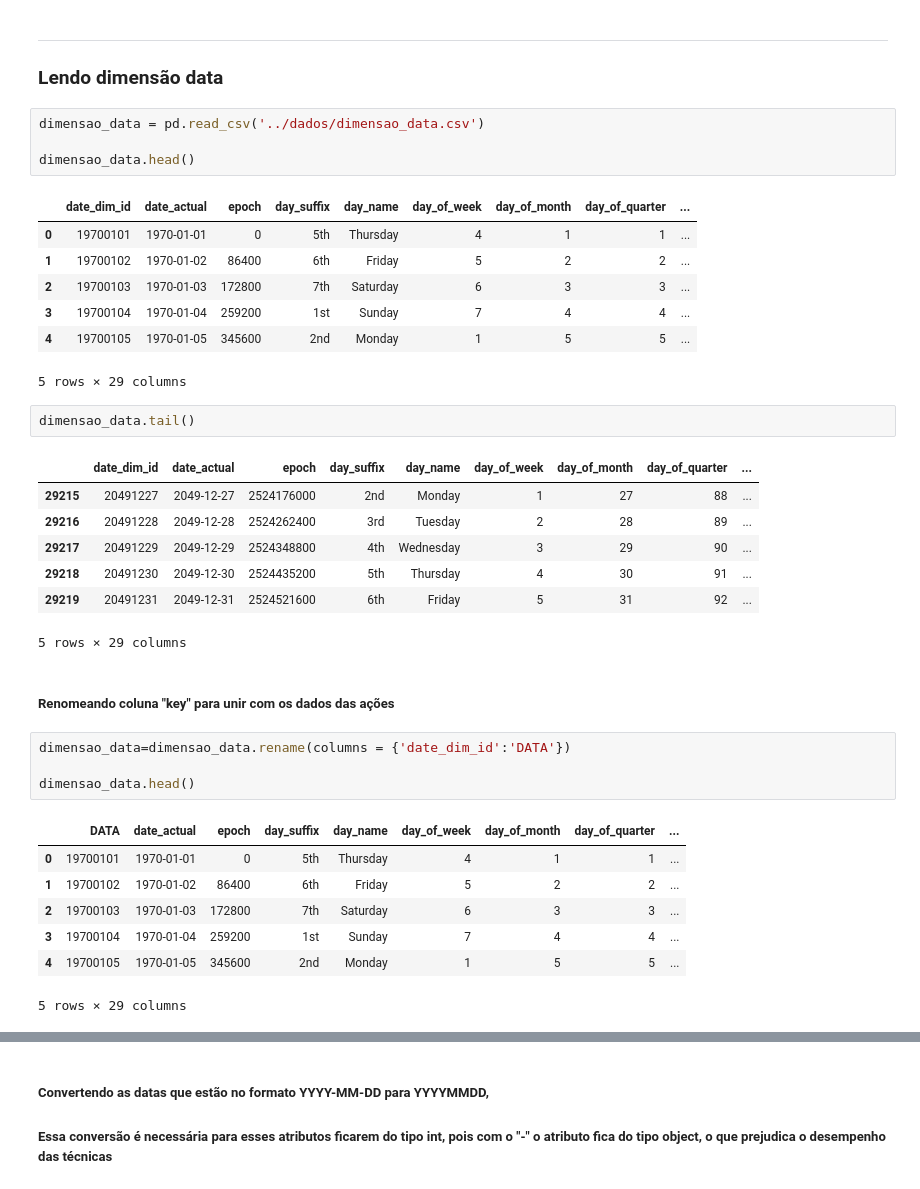
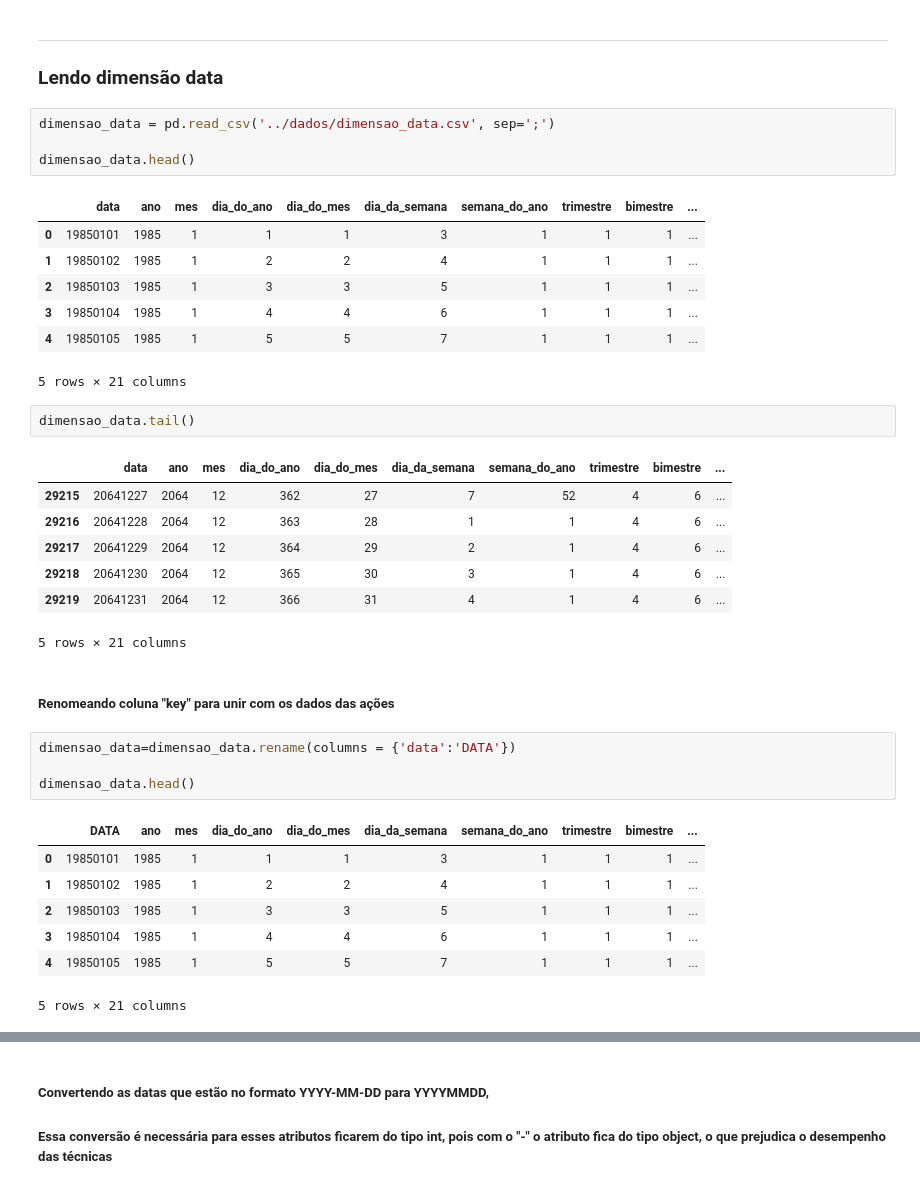
Before and after one commit to rogerior/predicao_bovespa, a Jupyter notebook: Pré processamento/Selecionando atributos e unindo dados das ações e dimensão data.ipynb, the cells around one changed output, grey strips where cells are left out. Saved outputs shown, nothing was run; the diff lists cells and outputs as text.

```diff
--- a/Pré processamento/Selecionando atributos e unindo dados das ações e dimensão data.ipynb
+++ b/Pré processamento/Selecionando atributos e unindo dados das ações e dimensão data.ipynb
@@ -73,41 +79,41 @@ dados.loc[dados['CODNEG']=='VALE3'].head()
 ***
 ### Lendo dimensão data
 # %%
-dimensao_data = pd.read_csv('../dados/dimensao_data.csv')
+dimensao_data = pd.read_csv('../dados/dimensao_data.csv', sep=';')
 
 dimensao_data.head()
 # %% [output]
-|  | date_dim_id | date_actual | epoch | day_suffix | day_name | day_of_week | day_of_month | day_of_quarter | ... |
-| 0 | 19700101 | 1970-01-01 | 0 | 5th | Thursday | 4 | 1 | 1 | ... |
-| 1 | 19700102 | 1970-01-02 | 86400 | 6th | Friday | 5 | 2 | 2 | ... |
-| 2 | 19700103 | 1970-01-03 | 172800 | 7th | Saturday | 6 | 3 | 3 | ... |
-| 3 | 19700104 | 1970-01-04 | 259200 | 1st | Sunday | 7 | 4 | 4 | ... |
-| 4 | 19700105 | 1970-01-05 | 345600 | 2nd | Monday | 1 | 5 | 5 | ... |
+|  | data | ano | mes | dia_do_ano | dia_do_mes | dia_da_semana | semana_do_ano | trimestre | bimestre | ... |
+| 0 | 19850101 | 1985 | 1 | 1 | 1 | 3 | 1 | 1 | 1 | ... |
+| 1 | 19850102 | 1985 | 1 | 2 | 2 | 4 | 1 | 1 | 1 | ... |
+| 2 | 19850103 | 1985 | 1 | 3 | 3 | 5 | 1 | 1 | 1 | ... |
+| 3 | 19850104 | 1985 | 1 | 4 | 4 | 6 | 1 | 1 | 1 | ... |
+| 4 | 19850105 | 1985 | 1 | 5 | 5 | 7 | 1 | 1 | 1 | ... |
-5 rows × 29 columns
+5 rows × 21 columns
 # %%
 dimensao_data.tail()
 # %% [output]
-|  | date_dim_id | date_actual | epoch | day_suffix | day_name | day_of_week | day_of_month | day_of_quarter | ... |
-| 29215 | 20491227 | 2049-12-27 | 2524176000 | 2nd | Monday | 1 | 27 | 88 | ... |
-| 29216 | 20491228 | 2049-12-28 | 2524262400 | 3rd | Tuesday | 2 | 28 | 89 | ... |
-| 29217 | 20491229 | 2049-12-29 | 2524348800 | 4th | Wednesday | 3 | 29 | 90 | ... |
-| 29218 | 20491230 | 2049-12-30 | 2524435200 | 5th | Thursday | 4 | 30 | 91 | ... |
-| 29219 | 20491231 | 2049-12-31 | 2524521600 | 6th | Friday | 5 | 31 | 92 | ... |
+|  | data | ano | mes | dia_do_ano | dia_do_mes | dia_da_semana | semana_do_ano | trimestre | bimestre | ... |
+| 29215 | 20641227 | 2064 | 12 | 362 | 27 | 7 | 52 | 4 | 6 | ... |
+| 29216 | 20641228 | 2064 | 12 | 363 | 28 | 1 | 1 | 4 | 6 | ... |
+| 29217 | 20641229 | 2064 | 12 | 364 | 29 | 2 | 1 | 4 | 6 | ... |
+| 29218 | 20641230 | 2064 | 12 | 365 | 30 | 3 | 1 | 4 | 6 | ... |
+| 29219 | 20641231 | 2064 | 12 | 366 | 31 | 4 | 1 | 4 | 6 | ... |
-5 rows × 29 columns
+5 rows × 21 columns
 # %% [markdown]
 ##### Renomeando coluna "key" para unir com os dados das ações
 # %%
-dimensao_data=dimensao_data.rename(columns = {'date_dim_id':'DATA'})
+dimensao_data=dimensao_data.rename(columns = {'data':'DATA'})
 
 dimensao_data.head()
 # %% [output]
-|  | DATA | date_actual | epoch | day_suffix | day_name | day_of_week | day_of_month | day_of_quarter | ... |
-| 0 | 19700101 | 1970-01-01 | 0 | 5th | Thursday | 4 | 1 | 1 | ... |
-| 1 | 19700102 | 1970-01-02 | 86400 | 6th | Friday | 5 | 2 | 2 | ... |
-| 2 | 19700103 | 1970-01-03 | 172800 | 7th | Saturday | 6 | 3 | 3 | ... |
-| 3 | 19700104 | 1970-01-04 | 259200 | 1st | Sunday | 7 | 4 | 4 | ... |
-| 4 | 19700105 | 1970-01-05 | 345600 | 2nd | Monday | 1 | 5 | 5 | ... |
+|  | DATA | ano | mes | dia_do_ano | dia_do_mes | dia_da_semana | semana_do_ano | trimestre | bimestre | ... |
+| 0 | 19850101 | 1985 | 1 | 1 | 1 | 3 | 1 | 1 | 1 | ... |
+| 1 | 19850102 | 1985 | 1 | 2 | 2 | 4 | 1 | 1 | 1 | ... |
+| 2 | 19850103 | 1985 | 1 | 3 | 3 | 5 | 1 | 1 | 1 | ... |
+| 3 | 19850104 | 1985 | 1 | 4 | 4 | 6 | 1 | 1 | 1 | ... |
+| 4 | 19850105 | 1985 | 1 | 5 | 5 | 7 | 1 | 1 | 1 | ... |
-5 rows × 29 columns
+5 rows × 21 columns
 # %%
 dimensao_data.dtypes
 # %% [output]
```
Also changed, not shown: parts of 29 cells of this notebook, 9 other files.
